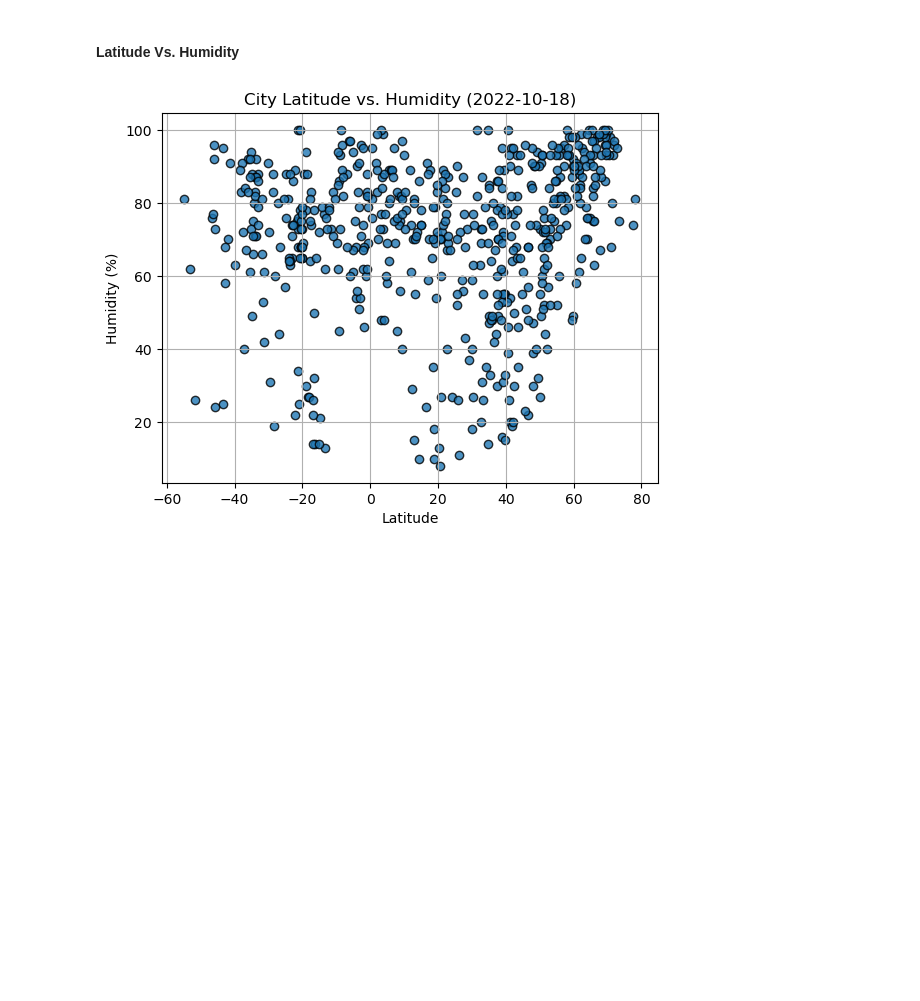
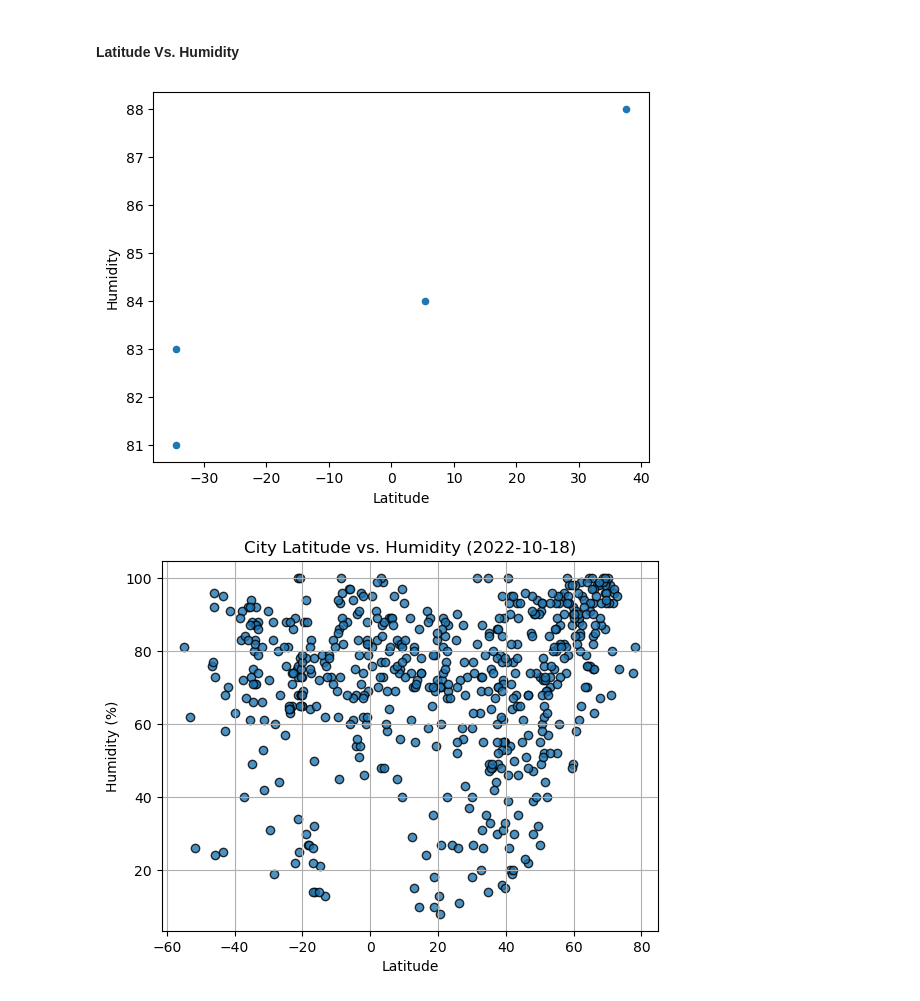
Before and after one commit to reikanger/weatherpy-vacationpy, a Jupyter notebook: WeatherPy/WeatherPy.ipynb, the cells around one changed output. Saved outputs shown, nothing was run; the diff lists cells and outputs as text; code cells hidden in the pictures; blank space fills up the shorter version.

```diff
--- a/WeatherPy/WeatherPy.ipynb
+++ b/WeatherPy/WeatherPy.ipynb
@@ -224,6 +233,20 @@ plt.show()
 [figure]
 # %% [markdown]
 #### Latitude Vs. Humidity
+# %%
+# Build the scatter plots for latitude vs. humidity
+city_data_df.plot.scatter(x='Latitude', y='Humidity')
+
+# Incorporate the other graph properties
+# YOUR CODE HERE
+
+# Save the figure
+plt.savefig(Path("output_data", "Fig2.png"))
+
+# Show plot
+plt.show()
+# %% [output]
+[figure, added]
 # %%
 # Build the scatter plots for latitude vs. humidity
 # YOUR CODE HERE
```
Also changed, not shown: parts of 11 cells of this notebook, 5 other files.
